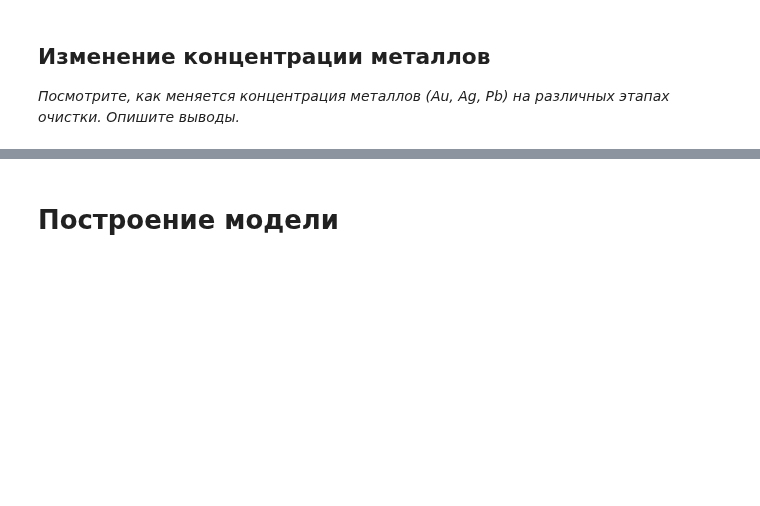
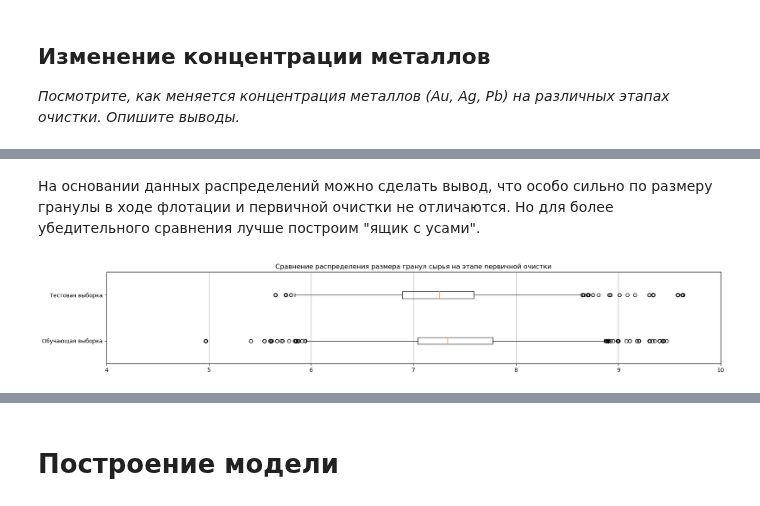
Before and after one commit to trofimovelijah/data-analysis-tools, a Jupyter notebook: 04-recovery_gold_from_ore.ipynb, the cells around one changed output, grey strips where cells are left out. Drawn from its saved outputs; the diff is of its cells as text; code cells hidden in the pictures; blank space fills up the shorter version.

```diff
--- a/04-recovery_gold_from_ore.ipynb
+++ b/04-recovery_gold_from_ore.ipynb
@@ -447,0 +481,11 @@ _Сравните распределения размеров гранул сы
+# %% [markdown]
+На основании данных распределений можно сделать вывод, что особо сильно по размеру гранулы в ходе флотации и первичной очистки не отличаются. Но для более убедительного сравнения лучше построим "ящик с усами".
+# %%
+fig, ax = plt.subplots(figsize=(20, 3))
+ax.boxplot([data_train_clr['primary_cleaner.input.feed_size'], data_test_tar['primary_cleaner.input.feed_size']], labels=['Обучающая выборка', 'Тестовая выборка'], vert=False)
+ax.set_title('Сравнение распределения размера гранул сырья на этапе первичной очистки')
+plt.grid(axis='x')
+plt.xlim(4, 10)
+plt.show()
+# %% [output]
+[figure, added]
```
Also changed, not shown: parts of 19 cells of this notebook.
